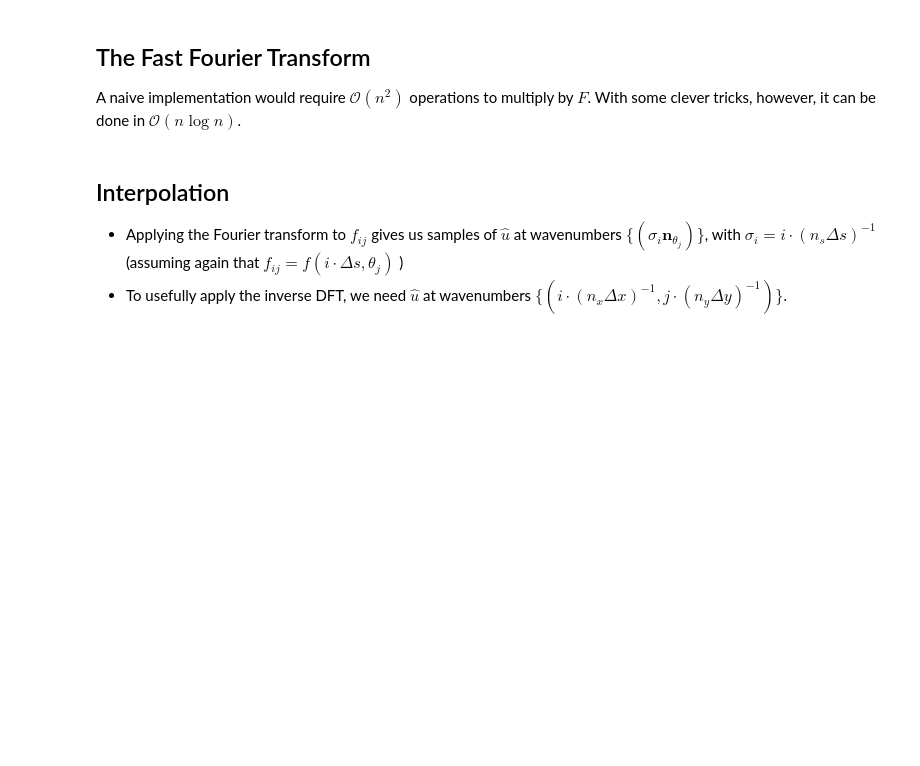
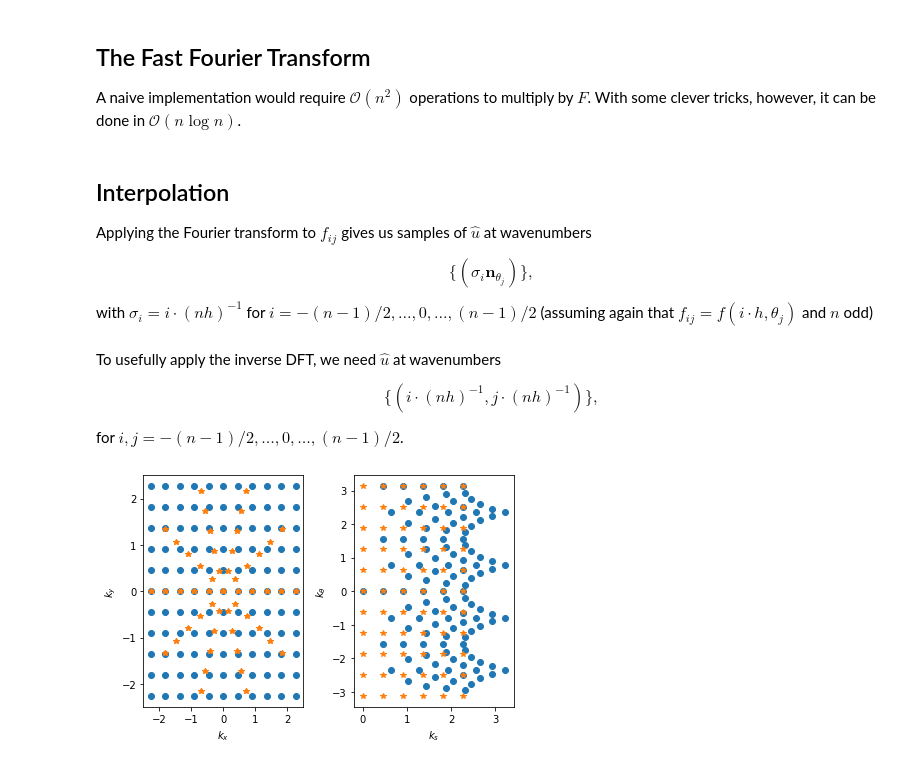
Before and after one commit to TristanvanLeeuwen/InleidingSC2-CT, a Jupyter notebook: lectures/lecture2.ipynb, the cells around one changed output. Drawn from its saved outputs; the diff is of its cells as text; code cells hidden in the pictures; blank space fills up the shorter version.

```diff
--- a/lectures/lecture2.ipynb
+++ b/lectures/lecture2.ipynb
@@ -176,6 +177,52 @@ A naive implementation would require $\mathcal{O}(n^2)$ operations to multiply b
 # %% [markdown]
 ## Interpolation
 
-* Applying the Fourier transform to $f_{ij}$ gives us samples of $\widehat{u}$ at wavenumbers $\{(\sigma_i \mathbf{n}_{\theta_j})\}$, with $\sigma_i = i \cdot (n_s \Delta s)^{-1}$ (assuming again that $f_{ij} = f(i \cdot \Delta s ,
-\theta_j)$)
-* To usefully apply the inverse DFT, we need $\widehat{u}$ at wavenumbers $\{(i\cdot (n_x \Delta x)^{-1}, j\cdot (n_y \Delta y)^{-1})\}$.
+Applying the Fourier transform to $f_{ij}$ gives us samples of $\widehat{u}$ at wavenumbers
+
+$$\{(\sigma_i \mathbf{n}_{\theta_j})\},$$
+
+with $\sigma_i = i \cdot (n h)^{-1}$ for $i = -(n-1)/2, \ldots, 0, \ldots, (n-1)/2$ (assuming again that $f_{ij} = f(i \cdot h , \theta_j)$ and $n$ odd)
+# %% [markdown]
+To usefully apply the inverse DFT, we need $\widehat{u}$ at wavenumbers
+
+$$\{(i\cdot (n h)^{-1}, j\cdot (n h )^{-1})\},$$
+
+for $i,j = -(n-1)/2, \ldots, 0, \ldots, (n-1)/2$.
+# %%
+import numpy as np
+import matplotlib.pyplot as plt
+from scipy.fft import fftfreq
+
+n = 11
+m = 11
+
+x = np.linspace(-1,1,n)
+h = 2/(n-1)
+
+kx = fftfreq(n, h)
+ky = fftfreq(n, h)
+kxx,kyy = np.meshgrid(kx,ky)
+
+kr = fftfreq(n, h)
+theta = np.linspace(-np.pi,np.pi,m)
+krr,tt = np.meshgrid(kr,theta)
+
+fig,ax = plt.subplots(1,2)
+
+ax[0].plot(kxx.ravel(),kyy.ravel(),'o')
+ax[0].plot((krr*np.cos(tt)).ravel(),(krr*np.sin(tt)).ravel(),'*')
+ax[0].set_xlabel(r'$k_x$')
+ax[0].set_ylabel(r'$k_y$')
+
+
+ax[1].plot(np.sqrt(kxx**2+kyy**2).ravel(),np.arctan2(kyy,kxx).ravel(),'o')
+ax[1].plot(krr.ravel(),tt.ravel(),'*')
+ax[1].set_xlabel(r'$k_s$')
+ax[1].set_ylabel(r'$k_\theta$')
+ax[1].set_xlim([-.2,1.5*np.max(kx)])
+
+fig.tight_layout()
+
+plt.savefig('./figures/lecture2/grids.png',dpi=300)
+# %% [output]
+[figure, added]
```
Also changed, not shown: parts of 15 cells of this notebook, 3 other files.
